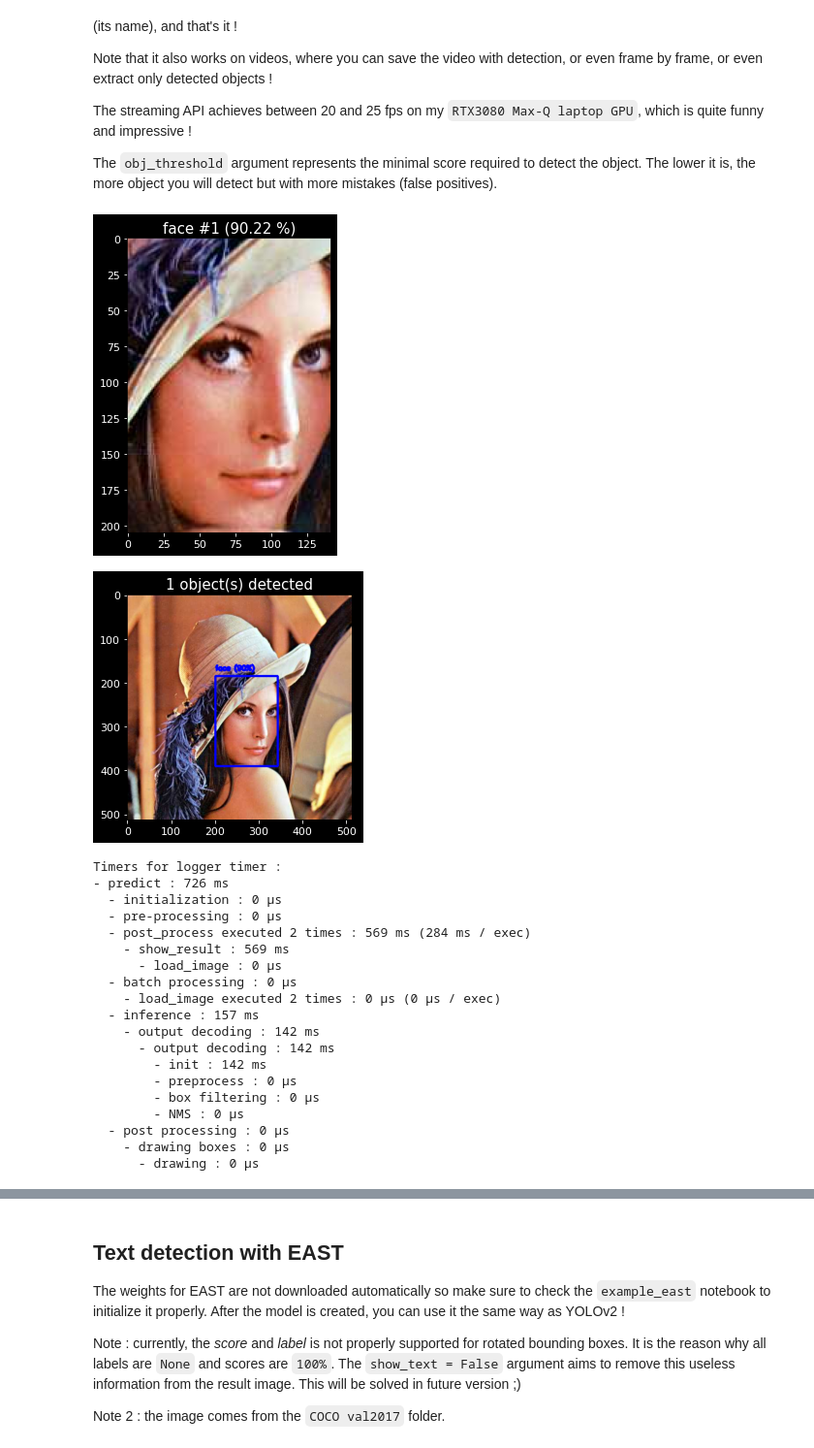
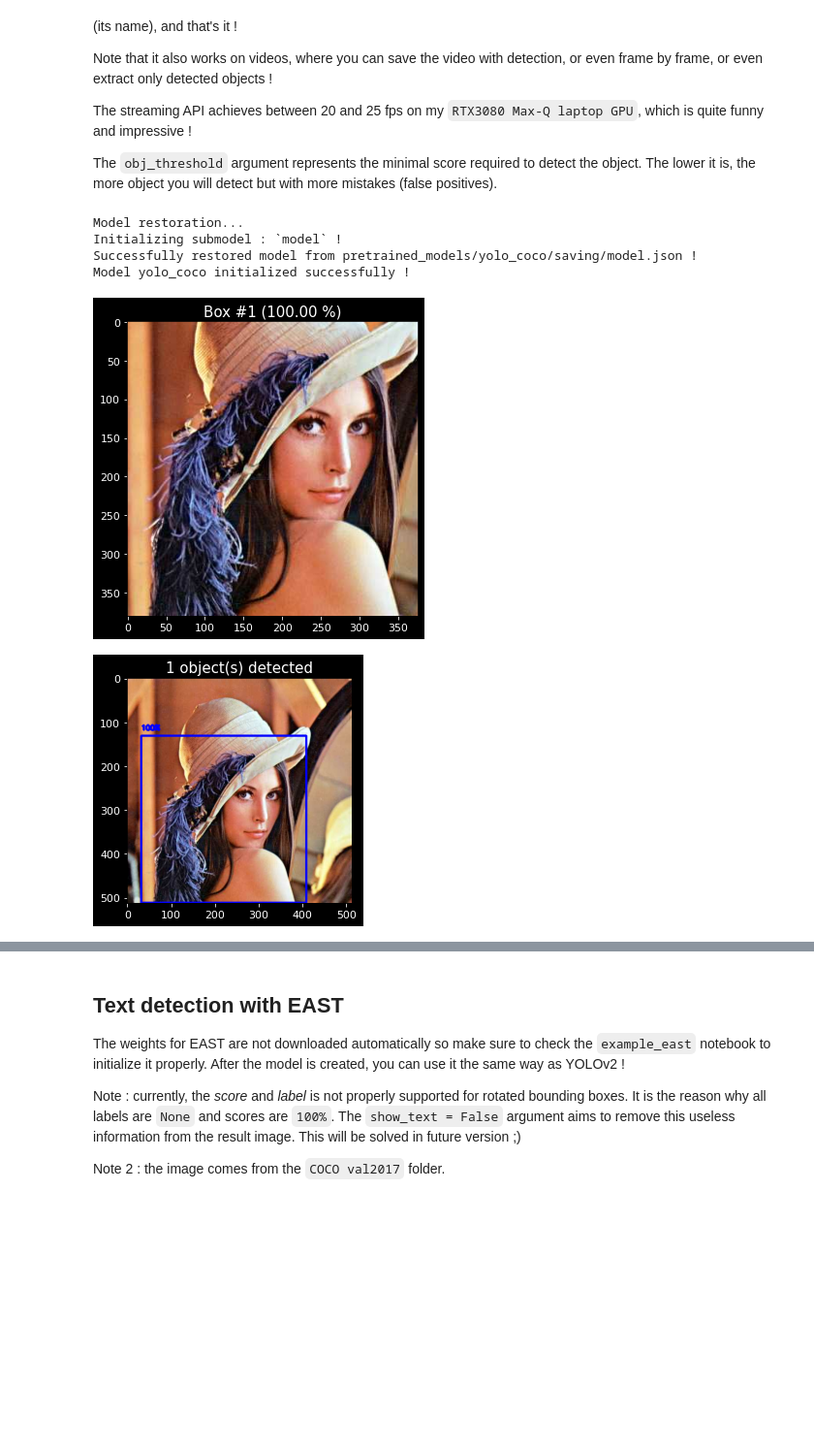
Before and after one commit to yui-mhcp/detection, a Jupyter notebook: detection.ipynb, the cells around one changed output, grey strips where cells are left out. Shown at 97% size. Drawn from its saved outputs; the diff is of its cells as text; code cells hidden in the pictures; blank space fills up the shorter version.

```diff
--- a/detection.ipynb
+++ b/detection.ipynb
@@ -49,29 +49,14 @@ set_level('time')
 # %%
 from models.detection import detect
 
-_ = detect('lena.jpg', save = False, model = 'yolo_faces', verbose = 2, obj_threshold = 0.5, color = 'b')
+_ = detect('lena.jpg', save = False, model = 'yolo_coco', verbose = 2, obj_threshold = 0.5, color = 'b')
 # %% [output]
+Model restoration...
+Initializing submodel : `model` !
+Successfully restored model from pretrained_models/yolo_coco/saving/model.json !
+Model yolo_coco initialized successfully !
-[figure, old version]
+[figure, new version]
-[figure, old version]
+[figure, new version]
-Timers for logger timer :
-- predict : 726 ms
-  - initialization : 0 μs
-  - pre-processing : 0 μs
-  - post_process executed 2 times : 569 ms (284 ms / exec)
-    - show_result : 569 ms
-      - load_image : 0 μs
-  - batch processing : 0 μs
-    - load_image executed 2 times : 0 μs (0 μs / exec)
-  - inference : 157 ms
-    - output decoding : 142 ms
-      - output decoding : 142 ms
-        - init : 142 ms
-        - preprocess : 0 μs
-        - box filtering : 0 μs
-        - NMS : 0 μs
-  - post processing : 0 μs
-    - drawing boxes : 0 μs
-      - drawing : 0 μs
 # %%
 from models.detection import stream
 
```
Also changed, not shown: 49 other files.
